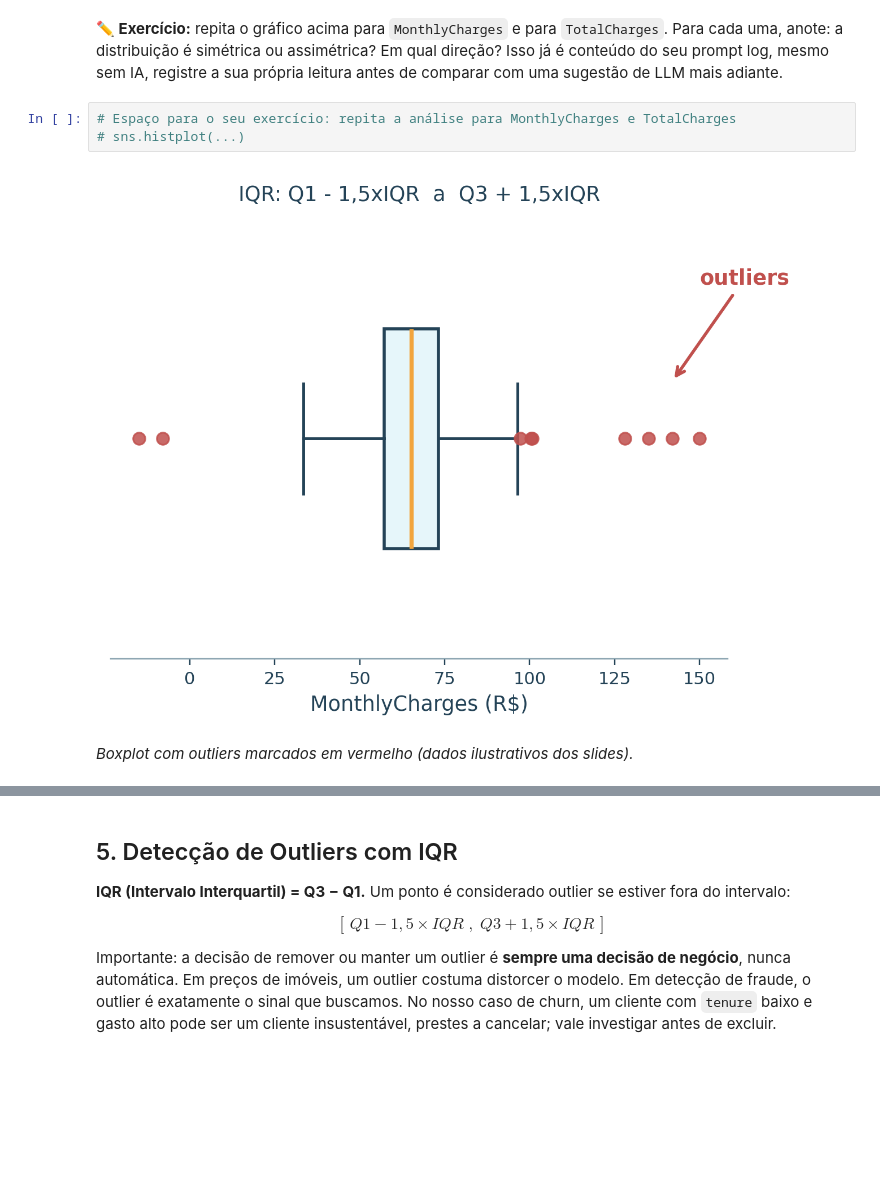
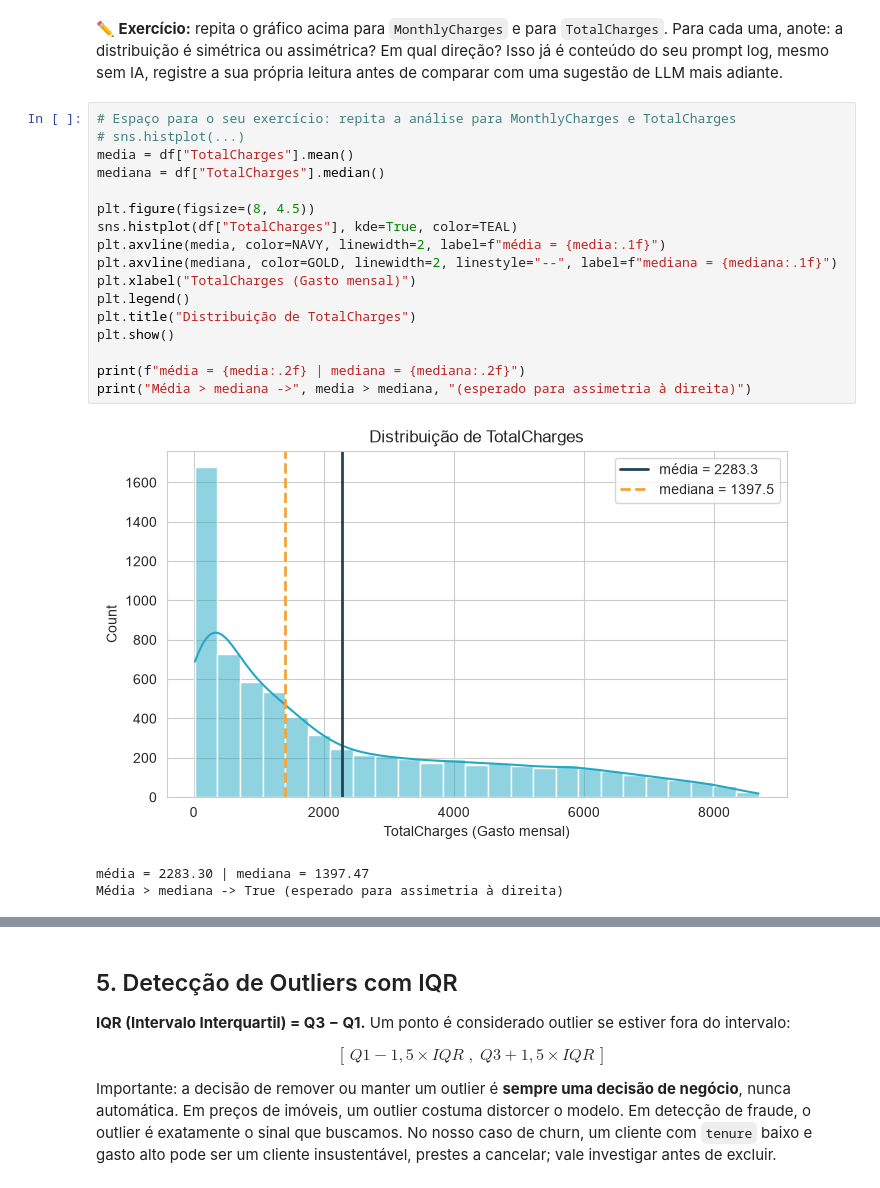
Before and after one commit to LucasS20/Generative-AI-and-Applications-with-LLMs-postgraduate, a Jupyter notebook: 01-Machine-Learning/Assignments/01-EDA-feature-engineering/tarefa_1_eda.ipynb, the cells around one changed output, grey strips where cells are left out. Drawn from its saved outputs; the diff is of its cells as text; blank space fills up the shorter version.

```diff
--- a/01-Machine-Learning/Assignments/01-EDA-feature-engineering/tarefa_1_eda.ipynb
+++ b/01-Machine-Learning/Assignments/01-EDA-feature-engineering/tarefa_1_eda.ipynb
@@ -197,7 +254,21 @@ adiante.
 # %%
 # Espaço para o seu exercício: repita a análise para MonthlyCharges e TotalCharges
 # sns.histplot(...)
+media = df["TotalCharges"].mean()
+mediana = df["TotalCharges"].median()
+
+plt.figure(figsize=(8, 4.5))
+sns.histplot(df["TotalCharges"], kde=True, color=TEAL)
+plt.axvline(media, color=NAVY, linewidth=2, label=f"média = {media:.1f}")
+plt.axvline(mediana, color=GOLD, linewidth=2, linestyle="--", label=f"mediana = {mediana:.1f}")
+plt.xlabel("TotalCharges (Gasto mensal)")
+plt.legend()
+plt.title("Distribuição de TotalCharges")
+plt.show()
+
+print(f"média = {media:.2f} | mediana = {mediana:.2f}")
+print("Média > mediana ->", media > mediana, "(esperado para assimetria à direita)")
+# %% [output]
+[figure, added]
+média = 2283.30 | mediana = 1397.47
+Média > mediana -> True (esperado para assimetria à direita)
-# %% [markdown]
-![Boxplot de MonthlyCharges](embedded-picture-1)
-
-*Boxplot com outliers marcados em vermelho (dados ilustrativos dos slides).*
```
Also changed, not shown: parts of 16 cells of this notebook, 2 other files.
